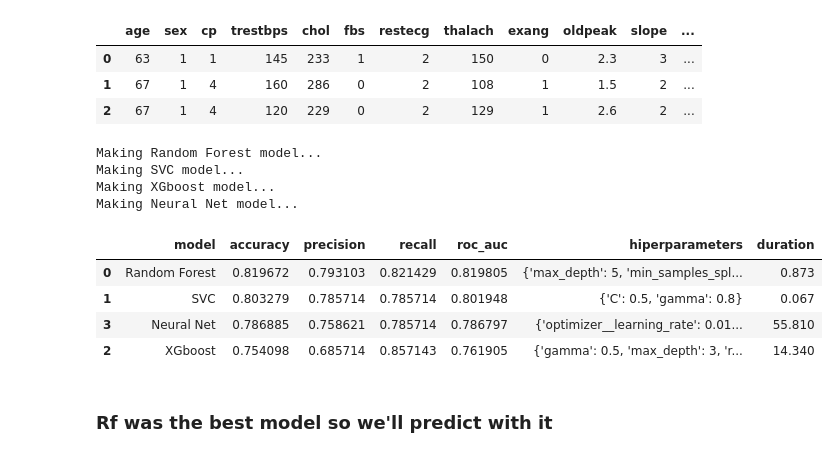
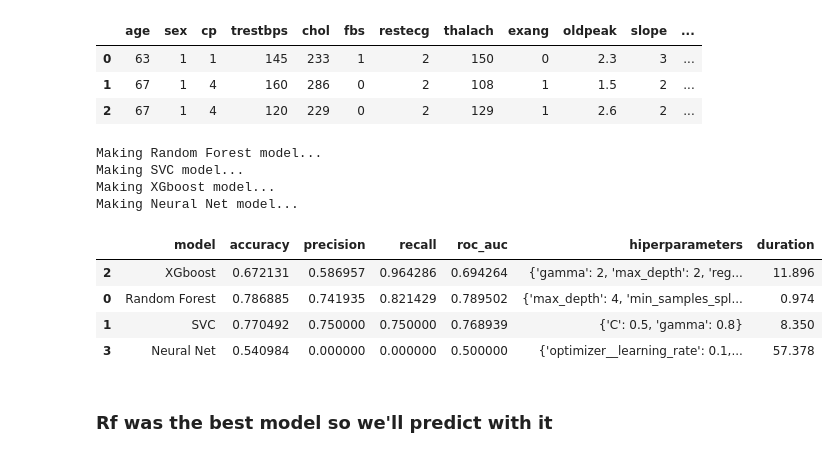
Before and after one commit to octaviodiego78/data-modeling-proyect, a Jupyter notebook: classification/classificationModeling.ipynb, the cells around one changed output. Saved outputs shown, nothing was run; the diff lists cells and outputs as text; code cells hidden in the pictures.

Commit message:
Added class balancing

```diff
--- a/classification/classificationModeling.ipynb
+++ b/classification/classificationModeling.ipynb
@@ -87,73 +90,90 @@ models = [rf,svc,boost,nn]
 # %%
 def modeling(df,modelDict,seed=1,threshold_for_selection=.3,test_size=.2,cv_splits=5):
-
-    #Feature selection
-    if modelDict["requires_feature_selection"] == True:
-        corr = df.corr()["num"].sort_values(ascending=False)
-        #Creates a new dataframe with the selected columns
-        df = df[corr[corr > threshold_for_selection].index]
 
 
     X = df.drop('num', axis=1)
     Y = df['num']
 
 
-
     #Train-test split
     X_train, X_test, y_train, y_test = train_test_split(X,Y,test_size=test_size,stratify=Y,random_state=seed)
 
+
     #Scalling
-    if modelDict["requires_scalling"] == True:
+    """if modelDict["requires_scalling"] == True:
         scaler = StandardScaler()
         X_train = scaler.fit_transform(X_train)
-        X_test = scaler.transform(X_test)
+        X_test = scaler.transform(X_test)"""
+
+
+    #Feature selection
+    if modelDict["requires_feature_selection"] == True:
+        corr = X_train.corr()["num"].sort_values(ascending=False)
+
+        #Creates a new dataframe with the selected columns
+        X_train = X_train[corr[corr > threshold_for_selection].index]
+
+
+    #Balancing
+    smote = RandomOverSampler(random_state=seed)
+    X_train, y_train = smote.fit_resample(X_train, y_train)
+
 
     #Kfold object
     kfold = KFold(n_splits=cv_splits, random_state=seed, shuffle=True)
+
 
     #Grid Search
     gridSearch = GridSearchCV(estimator=modelDict["object"],param_grid=modelDict["paramsGrid"],cv=kfold,scoring= modelDict["scoring"]) #If grid search is empty it doesn't do CV, just kfolds
     gridSearch.fit(X_train, y_train)
 
+
     #Getting best model
     bestModel = gridSearch.best_estimator_
+
 
     #Predictions
     y_pred = bestModel.predict(X_test)
 
+
+    #Neural net returns probability values so we map them to 0/1
     if modelDict["name"] == "Neural Net":
-        y_pred = (bestModel.predict(X_test) > .5).astype(int)
+        y_pred = (bestModel.predict(X_test) > .7).astype(int)
+
+
+
+    #saving scores
 
     return [modelDict['name'],accuracy_score(y_test, y_pred),precision_score(y_test, y_pred),recall_score(y_test, y_pred),roc_auc_score(y_test, y_pred),gridSearch.best_params_,bestModel]
 # %%
 #Main
 
 results = pd.DataFrame(columns=['model','accuracy', 'precision', 'recall','roc_auc','hiperparameters','modelObject'])
 times = []
 for model in models:
     print(f'Making {model["name"]} model...')
     start = time.time()
     row = modeling(df,modelDict=model)
 
     end = time.time()
     delta = round(end-start,3)
     times.append(delta)
 
     results.loc[len(results)] = row
 
 results["duration"] = times
 
-results[[col for col in results.columns if col != "modelObject"]].sort_values(by='roc_auc',ascending=False)
+results[[col for col in results.columns if col != "modelObject"]].sort_values(by='recall',ascending=False)
 # %% [output]
 Making Random Forest model...
 Making SVC model...
 Making XGboost model...
 Making Neural Net model...
 |  | model | accuracy | precision | recall | roc_auc | hiperparameters | duration |
-| 0 | Random Forest | 0.819672 | 0.793103 | 0.821429 | 0.819805 | {'max_depth': 5, 'min_samples_spl... | 0.873 |
-| 1 | SVC | 0.803279 | 0.785714 | 0.785714 | 0.801948 | {'C': 0.5, 'gamma': 0.8} | 0.067 |
-| 3 | Neural Net | 0.786885 | 0.758621 | 0.785714 | 0.786797 | {'optimizer__learning_rate': 0.01... | 55.810 |
-| 2 | XGboost | 0.754098 | 0.685714 | 0.857143 | 0.761905 | {'gamma': 0.5, 'max_depth': 3, 'r... | 14.340 |
+| 2 | XGboost | 0.672131 | 0.586957 | 0.964286 | 0.694264 | {'gamma': 2, 'max_depth': 2, 'reg... | 11.896 |
+| 0 | Random Forest | 0.786885 | 0.741935 | 0.821429 | 0.789502 | {'max_depth': 4, 'min_samples_spl... | 0.974 |
+| 1 | SVC | 0.770492 | 0.750000 | 0.750000 | 0.768939 | {'C': 0.5, 'gamma': 0.8} | 8.350 |
+| 3 | Neural Net | 0.540984 | 0.000000 | 0.000000 | 0.500000 | {'optimizer__learning_rate': 0.1,... | 57.378 |
 # %% [markdown]
 ### Rf was the best model so we'll predict with it
 # %%
```
Also changed, not shown: parts of 2 cells of this notebook.
